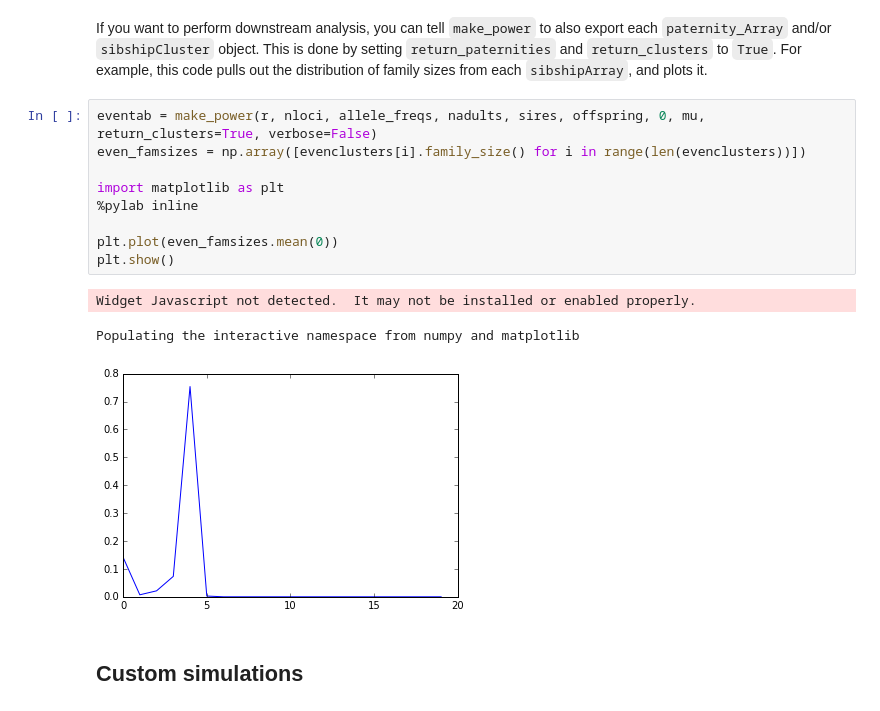
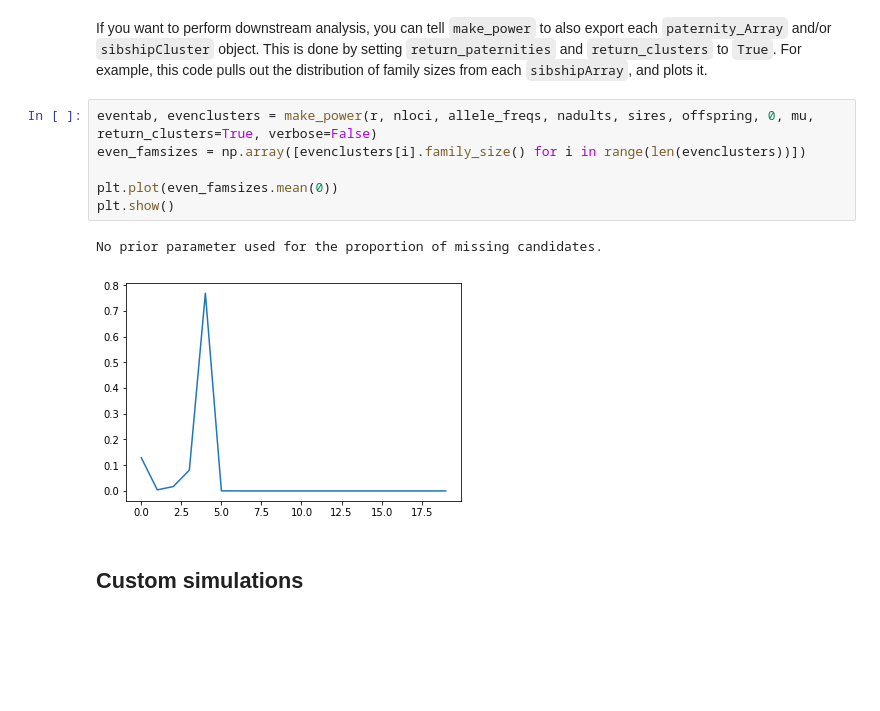
Before and after one commit to ellisztamas/faps, a Jupyter notebook: docs/06 Simulating data.ipynb, the cells around one changed output. Saved outputs shown, nothing was run; the diff lists cells and outputs as text; blank space fills up the shorter version.

```diff
--- a/docs/06 Simulating data.ipynb
+++ b/docs/06 Simulating data.ipynb
@@ -248,18 +259,14 @@ make_power(r, nloci, allele_freqs, nadults, sires, offspring, 0,
 # %% [markdown]
 If you want to perform downstream analysis, you can tell `make_power` to also export each `paternity_Array` and/or `sibshipCluster` object. This is done by setting `return_paternities` and `return_clusters` to `True`. For example, this code pulls out the distribution of family sizes from each `sibshipArray`, and plots it.
 # %%
-eventab = make_power(r, nloci, allele_freqs, nadults, sires, offspring, 0, mu, return_clusters=True, verbose=False)
+eventab, evenclusters = make_power(r, nloci, allele_freqs, nadults, sires, offspring, 0, mu, return_clusters=True, verbose=False)
 even_famsizes = np.array([evenclusters[i].family_size() for i in range(len(evenclusters))])
-
-import matplotlib as plt
-%pylab inline
 
 plt.plot(even_famsizes.mean(0))
 plt.show()
 # %% [output]
-Widget Javascript not detected.  It may not be installed or enabled properly.
+No prior parameter used for the proportion of missing candidates.
-Populating the interactive namespace from numpy and matplotlib
-[figure, old version]
+[figure, new version]
 # %% [markdown]
 ## Custom simulations
 # %% [markdown]
```
Also changed, not shown: parts of 14 cells of this notebook, 8 other files.
